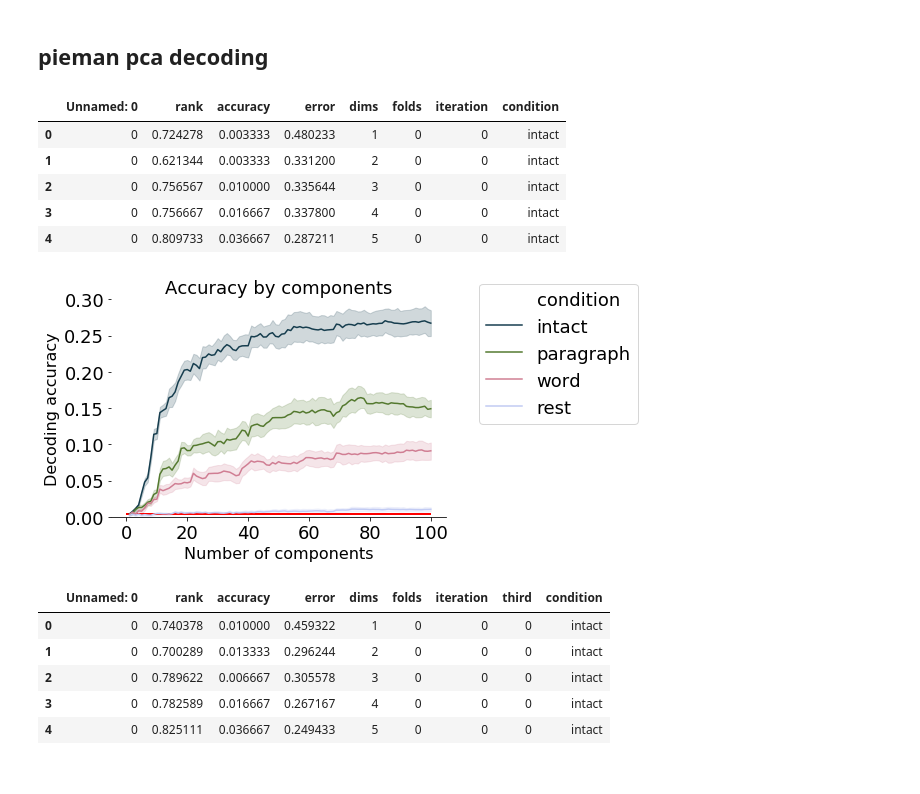
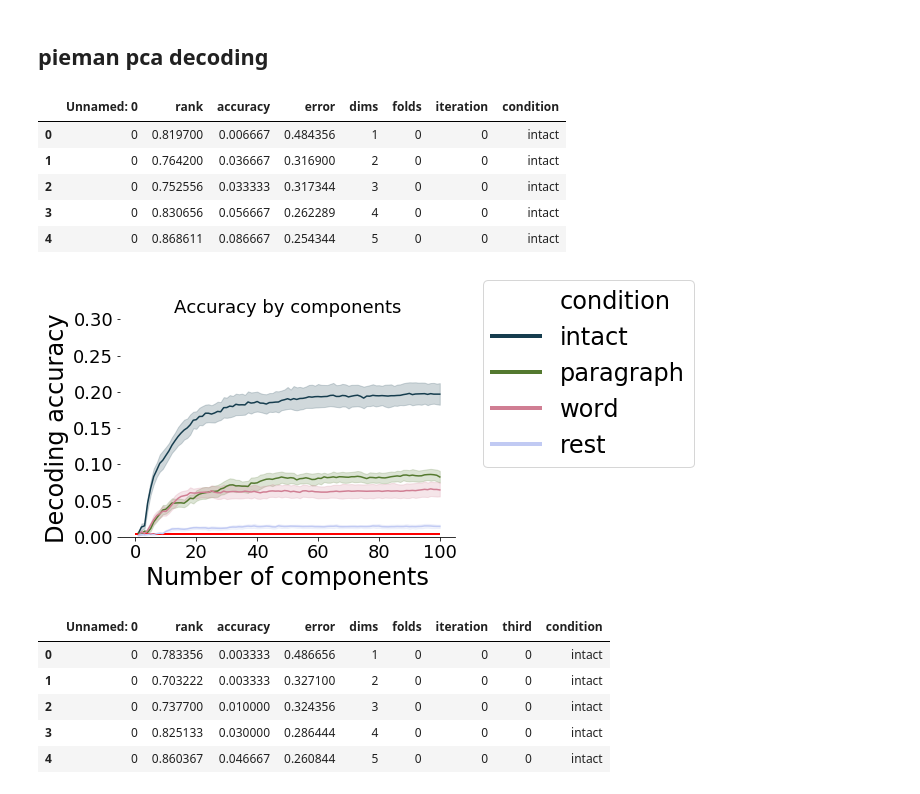
Before and after one commit to ContextLab/timecorr-paper, a Jupyter notebook: code/notebooks/pca_pieman.ipynb, the cells around one changed output. Cells and saved outputs as stored; diff of their text form; code cells hidden in the pictures.

```diff
--- a/code/notebooks/pca_pieman.ipynb
+++ b/code/notebooks/pca_pieman.ipynb
@@ -23,9 +23,17 @@ if not os.path.exists(figdir):
     os.mkdir(figdir)
 # %%
 #figdir = '/Users/lucyowen/Desktop/timecorr_env/timecorr_paper/pieman/figs'
+# %%
+factors=100
 # %%
-pieman_data = loadmat(os.path.join(datadir, 'pieman_ica100.mat'))
+if factors == 100:
+    pieman_name = '../../data/pieman_ica100.mat'
+else:
+    pieman_name = '../../data/pieman_data.mat'
+
 pieman_conds = ['intact', 'paragraph', 'word', 'rest']
+# %%
+pieman_data = loadmat(pieman_name)
 # %%
 debug = False
 # %%
@@ -33,7 +41,7 @@ if debug:
     data = []
     conds = []
     for c in pieman_conds:
-        next_data = list(map(lambda i: pieman_data[c][:, i][0][:2000,:100], np.arange(4)))
+        next_data = list(map(lambda i: pieman_data[c][:, i][0][:30, :10], np.where(np.arange(pieman_data[c].shape[1]) != 3)[0]))
         data.extend(next_data)
         conds.extend([c]*len(next_data))
     del pieman_data
@@ -43,7 +51,13 @@ else:
     data = []
     conds = []
     for c in pieman_conds:
-        next_data = list(map(lambda i: pieman_data[c][:, i][0], np.arange(pieman_data[c].shape[1])))
+        if c == 'paragraph':
+            if factors == 700:
+                next_data = list(map(lambda i: pieman_data[c][:, i][0], np.where(np.arange(pieman_data[c].shape[1]) != 3)[0]))
+            else:
+                next_data = list(map(lambda i: pieman_data[c][:, i][0], np.where(np.arange(pieman_data[c].shape[1]) != 0)[0]))
+        else:
+            next_data = list(map(lambda i: pieman_data[c][:, i][0], np.arange(pieman_data[c].shape[1])))
         data.extend(next_data)
         conds.extend([c]*len(next_data))
     del pieman_data
@@ -95,28 +109,31 @@ for c in conds:
 full_data[full_data['condition']=='intact'].head()
 # %% [output]
 |  | Unnamed: 0 | rank | accuracy | error | dims | folds | iteration | condition |
-| 0 | 0 | 0.724278 | 0.003333 | 0.480233 | 1 | 0 | 0 | intact |
-| 1 | 0 | 0.621344 | 0.003333 | 0.331200 | 2 | 0 | 0 | intact |
-| 2 | 0 | 0.756567 | 0.010000 | 0.335644 | 3 | 0 | 0 | intact |
-| 3 | 0 | 0.756667 | 0.016667 | 0.337800 | 4 | 0 | 0 | intact |
-| 4 | 0 | 0.809733 | 0.036667 | 0.287211 | 5 | 0 | 0 | intact |
+| 0 | 0 | 0.819700 | 0.006667 | 0.484356 | 1 | 0 | 0 | intact |
+| 1 | 0 | 0.764200 | 0.036667 | 0.316900 | 2 | 0 | 0 | intact |
+| 2 | 0 | 0.752556 | 0.033333 | 0.317344 | 3 | 0 | 0 | intact |
+| 3 | 0 | 0.830656 | 0.056667 | 0.262289 | 4 | 0 | 0 | intact |
+| 4 | 0 | 0.868611 | 0.086667 | 0.254344 | 5 | 0 | 0 | intact |
 # %%
 outfile = os.path.join(figdir, 'Accuracy_by_components.pdf')
 # %%
 fig, ax = plt.subplots()
 sns.lineplot(x="dims", y="accuracy",
              hue="condition",
              data=full_data, ax=ax, palette="cubehelix", hue_order=['intact', 'paragraph', 'word', 'rest'])
 sns.despine(ax=ax, left=True)
 ax.set_title('Accuracy by components')
-ax.set_ylabel('Decoding accuracy',fontsize=16)
-ax.set_xlabel('Number of components',fontsize=16)
+ax.set_ylabel('Decoding accuracy',fontsize=24)
+ax.set_xlabel('Number of components',fontsize=24)
 ax.set_ylim(0, .3)
 ax.hlines(y=1/300, xmin=0, xmax=100, linewidth=2, color='r')
-ax.legend(loc='center right', bbox_to_anchor=(1.6, 0.75), ncol=1)
+#ax.legend(loc='center right', bbox_to_anchor=(1.6, 0.75), ncol=1)
+l = ax.legend(loc='center right', bbox_to_anchor=(1.75, 0.75), ncol=1,fontsize=24)
+for line in l.get_lines():
+    line.set_linewidth(4.0)
 fig.savefig(outfile, bbox_inches='tight')
 # %% [output]
-[figure, old version]
+[figure, new version]
 # %%
 resultsdir = '/Users/lucyowen/Desktop/timecorr_env/timecorr_paper/pieman/results/pca_decode_chunked/PCA/ndims_100'
 # %%
@@ -135,11 +152,11 @@ for c in conds:
 full_data[full_data['condition']=='intact'].head()
 # %% [output]
 |  | Unnamed: 0 | rank | accuracy | error | dims | folds | iteration | third | condition |
-| 0 | 0 | 0.740378 | 0.010000 | 0.459322 | 1 | 0 | 0 | 0 | intact |
-| 1 | 0 | 0.700289 | 0.013333 | 0.296244 | 2 | 0 | 0 | 0 | intact |
-| 2 | 0 | 0.789622 | 0.006667 | 0.305578 | 3 | 0 | 0 | 0 | intact |
-| 3 | 0 | 0.782589 | 0.016667 | 0.267167 | 4 | 0 | 0 | 0 | intact |
-| 4 | 0 | 0.825111 | 0.036667 | 0.249433 | 5 | 0 | 0 | 0 | intact |
+| 0 | 0 | 0.783356 | 0.003333 | 0.486656 | 1 | 0 | 0 | 0 | intact |
+| 1 | 0 | 0.703222 | 0.003333 | 0.327100 | 2 | 0 | 0 | 0 | intact |
+| 2 | 0 | 0.737700 | 0.010000 | 0.324356 | 3 | 0 | 0 | 0 | intact |
+| 3 | 0 | 0.825133 | 0.030000 | 0.286444 | 4 | 0 | 0 | 0 | intact |
+| 4 | 0 | 0.860367 | 0.046667 | 0.260844 | 5 | 0 | 0 | 0 | intact |
 # %%
 for i in range(3):
     outfile = os.path.join(figdir, 'Accuracy_by_components_third_' + str(i) + '.pdf')
```
Also changed, not shown: parts of 1 cell of this notebook, 15 other files.
